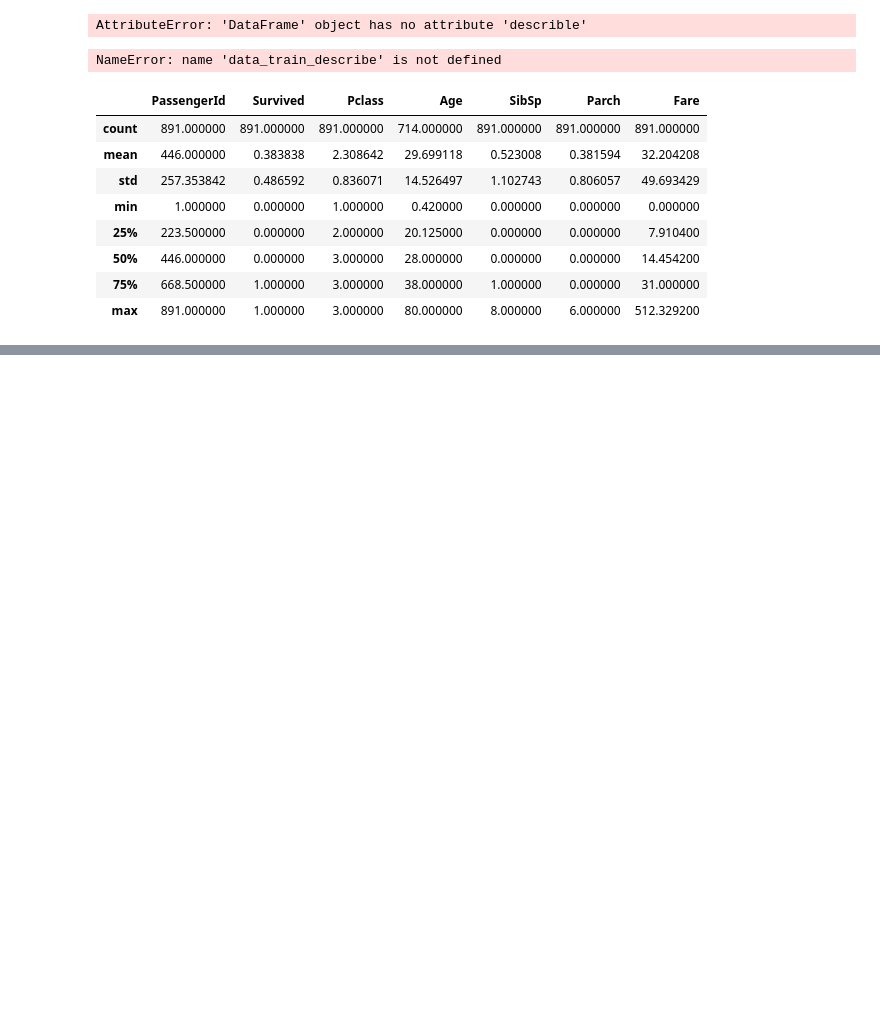
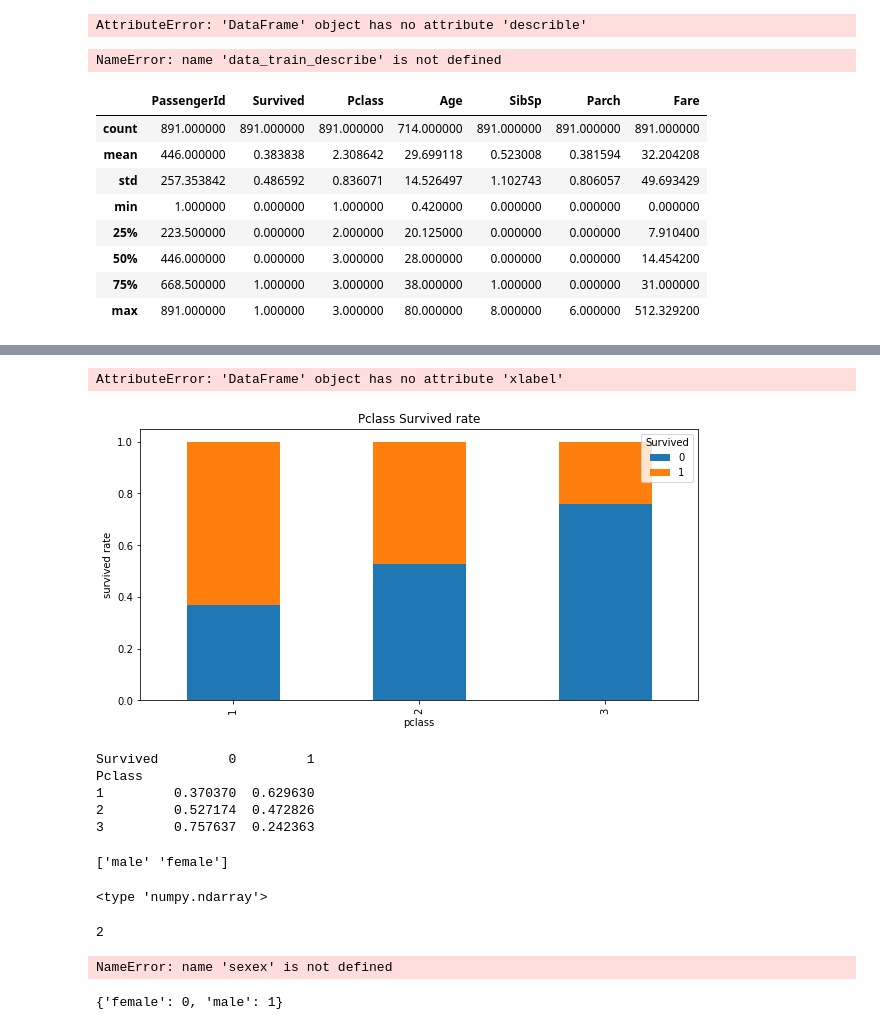
Before and after one commit to liminglives/ml, a Jupyter notebook: Untitled.ipynb, the cells around one changed output, grey strips where cells are left out. Cells and saved outputs as stored; diff of their text form; code cells hidden in the pictures; blank space fills up the shorter version.

```diff
--- a/Untitled.ipynb
+++ b/Untitled.ipynb
@@ -81,0 +328,46 @@ data_train.describe()
+# %%
+pclass_sur_pic = pclass_sur.div(pclass_sur.sum(1).astype(float), axis=0)
+pclass_sur_pic.plot(kind="bar", stacked=True, title="Pclass Survived rate")
+pclass_sur_pic.xlabel("pclass")
+pclass_sur_pic.ylabel("survived rate")
+plt.show()
+# %% [output]
+AttributeError: 'DataFrame' object has no attribute 'xlabel'
+# %%
+plt.xlabel("pclass")
+plt.ylabel("survived rate")
+plt.show()
+# %% [output]
+[figure, added]
+# %%
+print pclass_sur_pic
+# %% [output]
+Survived         0         1
+Pclass
+1         0.370370  0.629630
+2         0.527174  0.472826
+3         0.757637  0.242363
+# %%
+sex_uniq = data_train["Sex"].unique()
+print sex_uniq
+# %% [output]
+['male' 'female']
+# %%
+print type(sex_uniq)
+# %% [output]
+<type 'numpy.ndarray'>
+# %%
+print len(sex_uniq)
+# %% [output]
+2
+# %%
+sexes = sorted(sex_uniq)
+gender_map = dict(zip(sexex, range(0, len(sexes) + 1)))
+gender_map
+# %% [output]
+NameError: name 'sexex' is not defined
+# %%
+gender_map = dict(zip(sexes, range(0, len(sexes) + 1)))
+gender_map
+# %% [output]
+{'female': 0, 'male': 1}
```
Also changed, not shown: parts of 87 cells of this notebook.
